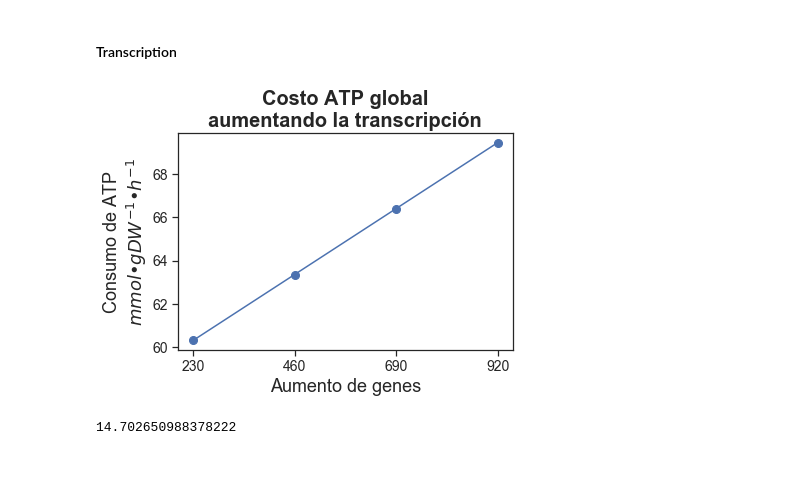
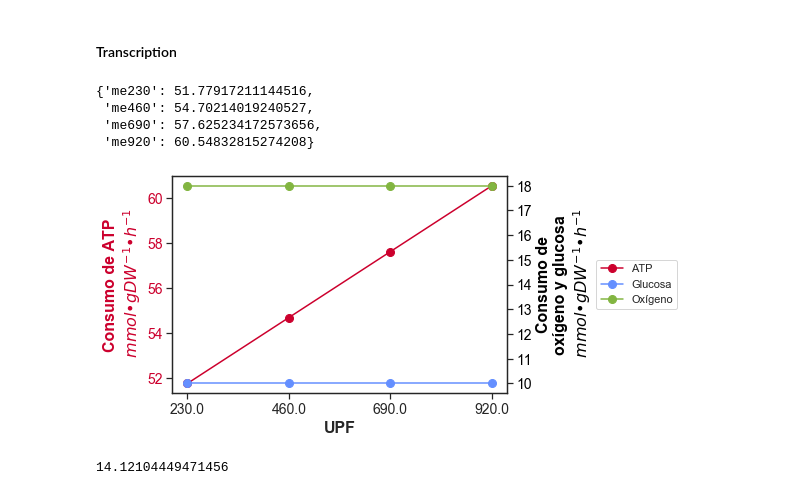
Before and after one commit to utrillalab/Cell_Resource_Minimization_Strategies, a Jupyter notebook: src/Energy.ipynb, the cells around one changed output. Cells and saved outputs as stored; diff of their text form; code cells hidden in the pictures; blank space fills up the shorter version.

Commit message:
New functions for ME transcription and replication analysis, cleaner code

```diff
--- a/src/Energy.ipynb
+++ b/src/Energy.ipynb
@@ -239,14 +180,2 @@ slope
 # %% [markdown]
 #### Transcription
-# %%
-    with open('../files/models/AumGenes_GLC_OX_230.pickle', 'rb') as f:
-        me_230_n = pickle.load(f)
-
-    with open('../files/models/AumGenes_GLC_OX_460.pickle', 'rb') as f:
-        me_460_n = pickle.load(f)
-
-    with open('../files/models/AumGenes_GLC_OX_690.pickle', 'rb') as f:
-        me_690_n = pickle.load(f)
-
-    with open('../files/models/AumGenes_GLC_OX_920.pickle', 'rb') as f:
-        me_920_n = pickle.load(f)
@@ -281,20 +182,31 @@ for modelo in lista_modelos:
-# %%
-consumption_me
-num_genes =[230,460,690,920]
-
-
-plt.plot(num_genes, consumption_me, marker='o', markersize=8)
-plt.title('Costo ATP global\naumentando la transcripción', fontsize=20, fontweight='bold')
-plt.xlabel('Aumento de genes', fontsize=18)
-plt.ylabel('Consumo de ATP\n$mmol•gDW^{-1}•h^{-1}$', fontsize=18)
-plt.xticks([230,460,690,920], ['230','460','690','920'], fontsize=14)#, rotation=90)
-plt.yticks(fontsize=14)
-plt.show()
-# %% [output]
-[figure, removed]
+# %%
+extra_genes = ['230', '460', '690', '920']
+extra_genes_int = [int(genes) for genes in extra_genes]
+transcription_models = {}
+solutions = []
+
+for gene in extra_genes:
+    with open('../files/models/AumGenes_GLC_OX_'+gene+'.pickle', 'rb') as f:
+        model = pickle.load(f)
+        model.name = gene
+        transcription_models[gene]= model
+        solutions.append(model.solution.f)
+# %%
+consumption_me_trn, consumption_me_group, p = energy_per_model(transcription_models, group=True)
+# %%
+consumption_me_trn
+# %% [output]
+{'me230': 51.77917211144516,
+ 'me460': 54.70214019240527,
+ 'me690': 57.625234172573656,
+ 'me920': 60.54832815274208}
+# %%
+plot_glc_ox_atp(consumption_me_trn, transcription_models)
+# %% [output]
+[figure, added]
 # %%
-slope, intercept, r_value, p_value, std_err = stats.linregress(num_genes,consumption_me)
+slope, intercept, r_value, p_value, std_err = stats.linregress(extra_genes_int, [consumption_me_trn['me'+genes] for genes in extra_genes])
 costo_Mb = (10**6 )* slope / 900
 costo_Mb
 # %% [output]
-14.702650988378222
+14.12104449471456
```
Also changed, not shown: parts of 25 cells of this notebook, 8 other files.
